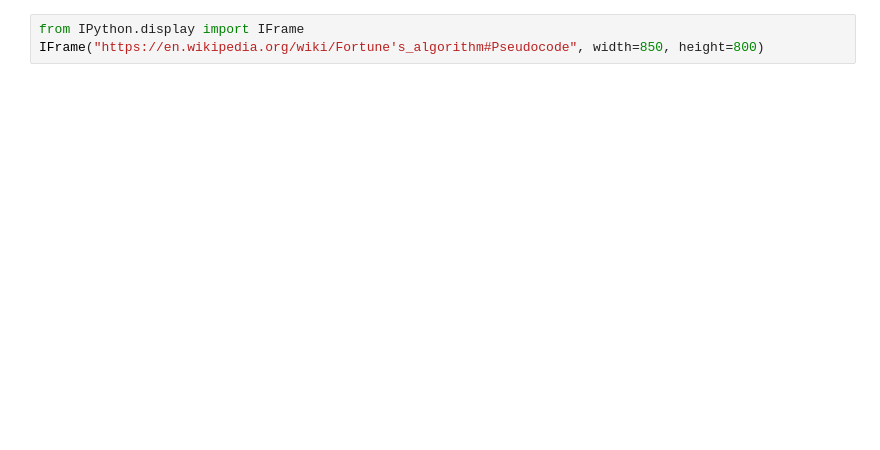
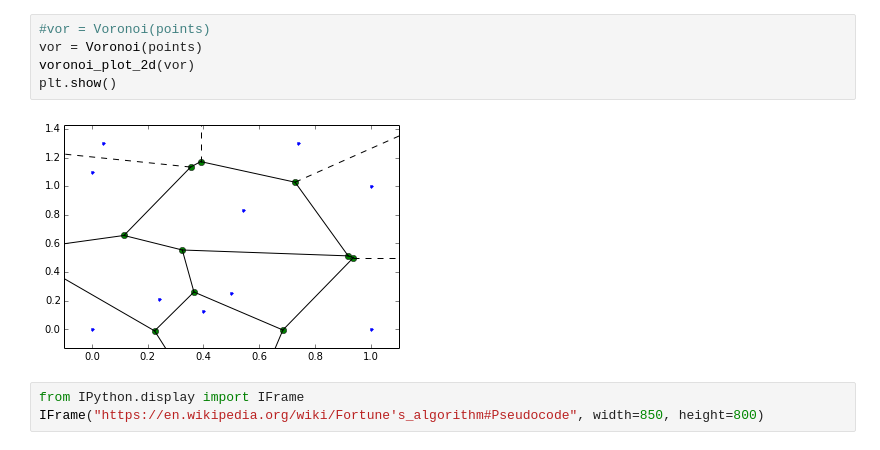
Before and after one commit to JENkt4k/pynotes-general, a Jupyter notebook: Complex Geo-spacial Algorithms.ipynb, the cells around one changed output. Saved outputs shown, nothing was run; the diff lists cells and outputs as text; blank space fills up the shorter version.

```diff
--- a/Complex Geo-spacial Algorithms.ipynb
+++ b/Complex Geo-spacial Algorithms.ipynb
@@ -40,3 +70,10 @@
+# %%
+#vor = Voronoi(points)
+vor = Voronoi(points)
+voronoi_plot_2d(vor)
+plt.show()
+# %% [output]
+[figure, added]
 # %%
 from IPython.display import IFrame
 IFrame("https://en.wikipedia.org/wiki/Fortune's_algorithm#Pseudocode", width=850, height=800)
```
Also changed, not shown: parts of 4 cells of this notebook.
